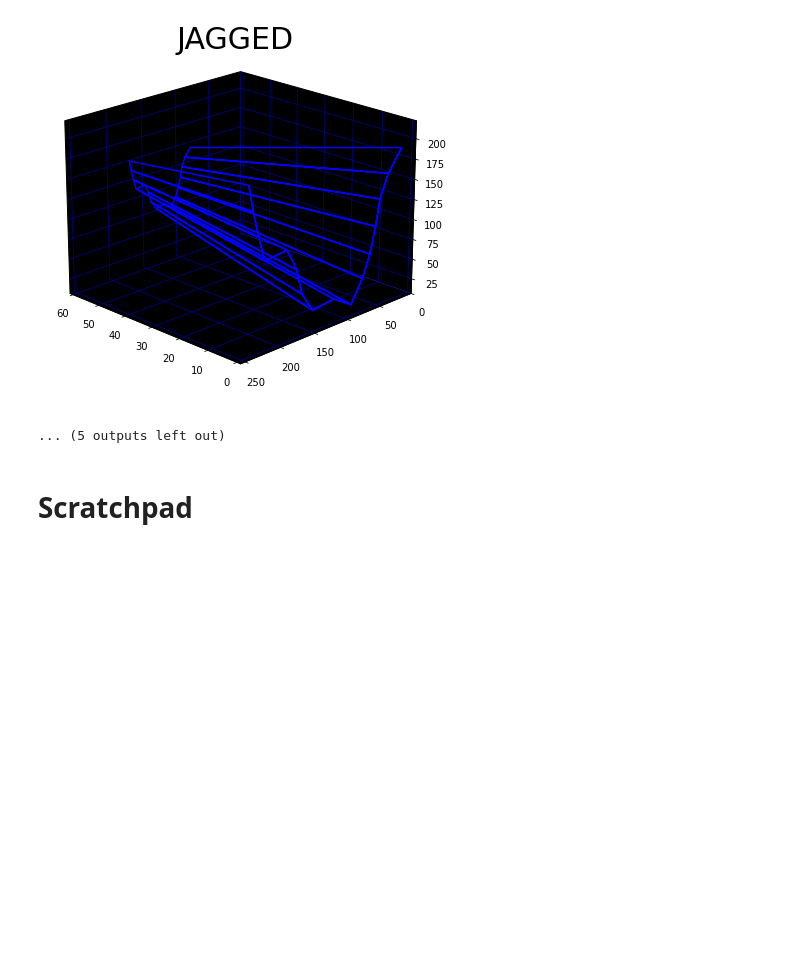
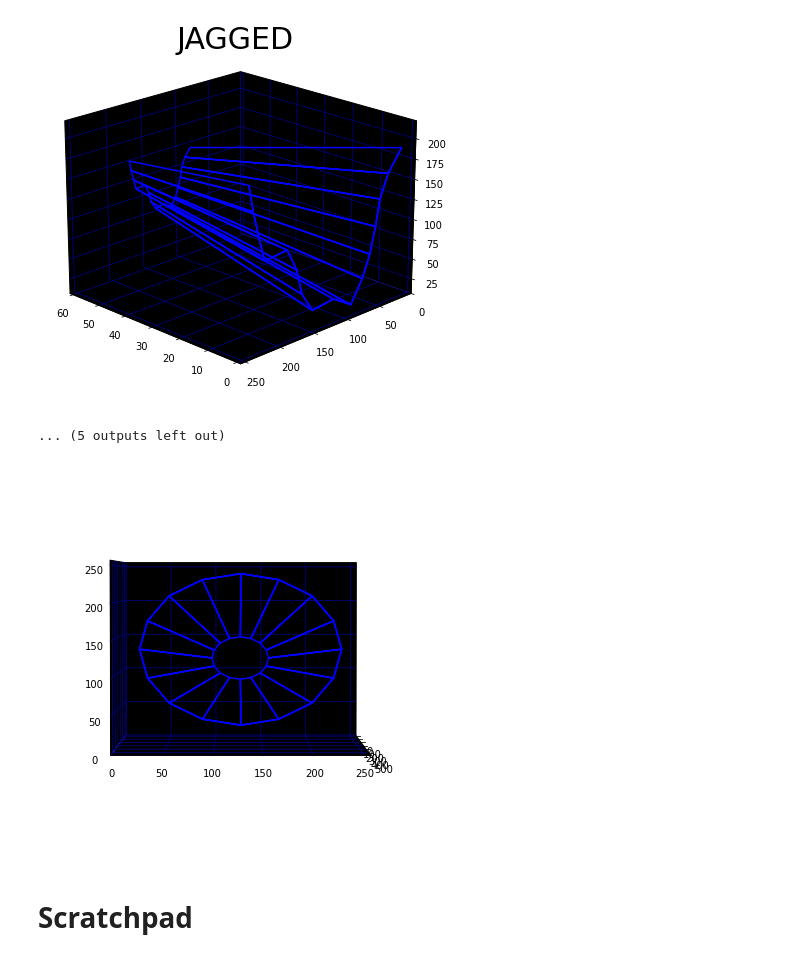
Before and after one commit to mwenge/tempest, a Jupyter notebook: notebooks/Render Wells.ipynb, the cells around one changed output. Saved outputs shown, nothing was run; the diff lists cells and outputs as text; code cells hidden in the pictures; blank space fills up the shorter version.

```diff
--- a/notebooks/Render Wells.ipynb
+++ b/notebooks/Render Wells.ipynb
@@ -243,5 +243,89 @@ for i in range(0,len(x_vecs)):
 [figure]
 [figure]
 ... (5 outputs left out)
+# %%
+import matplotlib.pyplot as plt
+import math
+import numpy as np
+import matplotlib.pyplot as plt
+from mpl_toolkits.mplot3d import Axes3D
+
+SCALE_FACTOR = 0.25
+projected = lambda x,m: x + OFFSET if x < m else x - OFFSET
+
+def scale(x,y,centre):
+    x_mid,y_mid = centre
+    x -= x_mid
+    y -= y_mid
+    x *= SCALE_FACTOR
+    y *= SCALE_FACTOR
+    x += x_mid
+    y += y_mid
+    return (x,y)
+
+def getCentre(vertices):
+    x_max = max([x for x,_ in vertices])
+    x_min = min([x for x,_ in vertices])
+    y_max = max([y for _,y in vertices])
+    y_min = min([y for _,y in vertices])
+    x_mid = int((x_max + x_min)/2)
+    y_mid = int((y_max + y_min)/2)
+    return (x_mid,y_mid)
+
+def create3DVertices(vertices, planar):
+    # Add the first vertext to the end so we close the loop
+    if planar == 0:
+        vertices += [vertices[0]]
+
+    centre = getCentre(vertices)
+    Z = 560
+    d_vs = []
+    # Each pass draws a 'rectangle' between the two z co-ordinates using
+    # adjacent pairs of x and y co-ordinates.
+    for i in range(0,len(vertices)-1):
+        x1,y1 = vertices[i]
+        d_vs += [(x1,y1,0)]  # front side
+        # Scale down the shape on the opposite side
+        sx,sy = scale(x1,y1,centre)
+        d_vs += [(sx,sy,Z)] # front side
+
+        x2,y2 = vertices[i+1]
+        # Scale down the shape on the opposite side
+        sx,sy = scale(x2,y2,centre)
+        d_vs += [(sx,sy,Z)]
+        d_vs += [(x2,y2,0)] # opposite side
+        d_vs += [(x1,y1,0)] # front side
+        d_vs += [(x2,y2,0)] # opposite side
+
+    # invert the y values so right side up
+    """
+    max_y = max([y for _,y,_ in d_vs])
+    y = np.array([max_y - y for _,y,_ in d_vs])
+    """
+    y = np.array([y for _,y,_ in d_vs])
+    x = np.array([[x for x,y,z in d_vs]])
+    z = np.array([[z for x,y,z in d_vs]])
+    return(x,y,z)
+
+def makeFullGraph(x, y, z, filename, titlename=""):
+    #Change the Size of Graph using Figsize
+    fig = plt.figure(figsize=(7,7))
+    ax = plt.axes(projection='3d')
+    ax.plot_wireframe(x, y, z, color ='blue')
+    ax.view_init(azim=0,elev=2,vertical_axis="y")
+    ax.xaxis.set_pane_color("black")
+    ax.yaxis.set_pane_color("black")
+    ax.zaxis.set_pane_color("black")
+    plt.savefig(filename, transparent=True,bbox_inches='tight')
+    return
+
+xnm,xs = x_vecs[0]
+ynm,ys = y_vecs[0]
+planar = closed[0]
+vertices = list(zip(xs,ys))
+x,y,z = create3DVertices(vertices,planar)
+makeFullGraph(x,y,z, f"well_graphs/{xnm}.png", xnm)
+# %% [output]
+[figure, added]
 # %% [markdown]
 # Scratchpad
```
Also changed, not shown: 6 other files.
